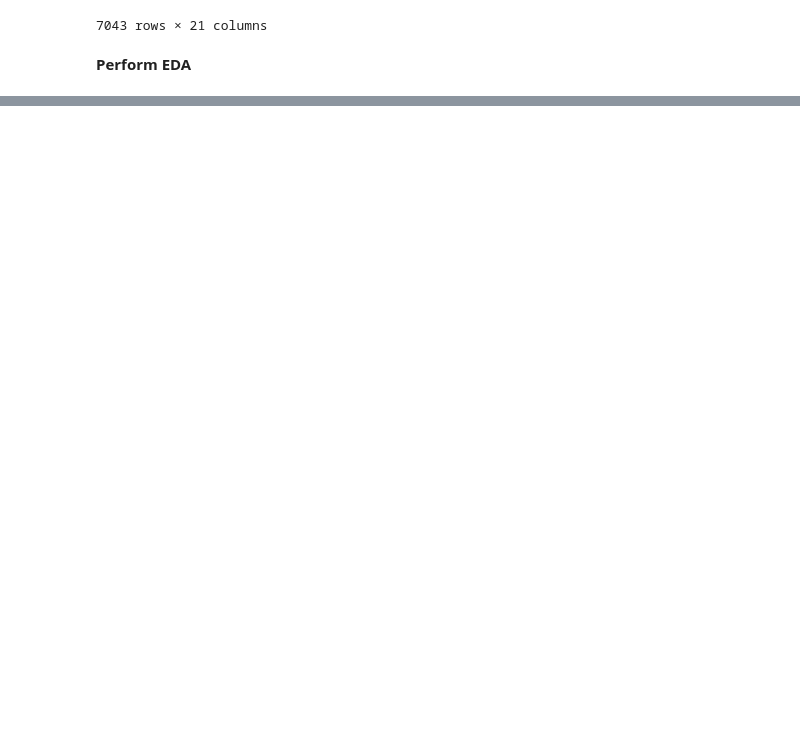
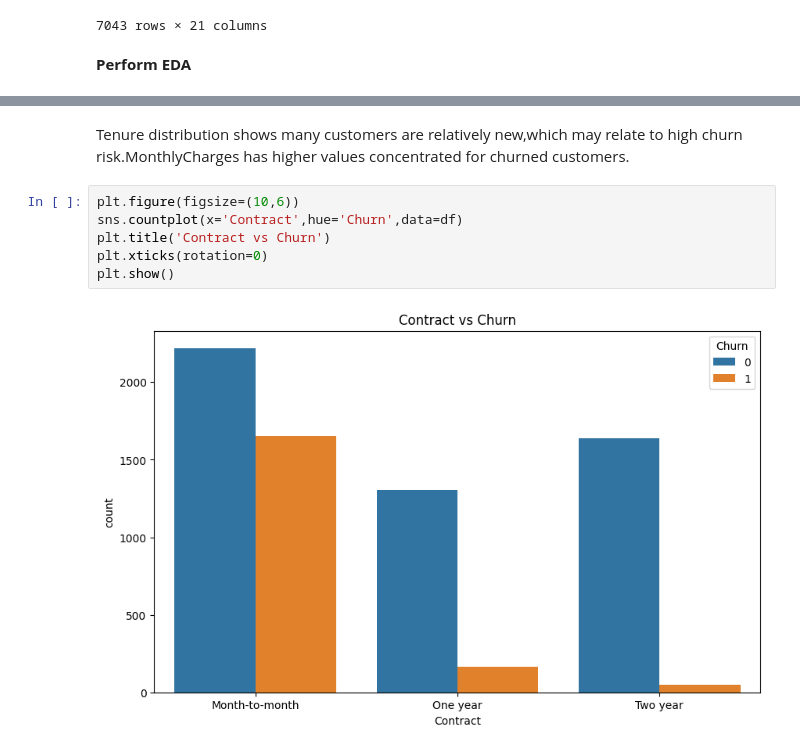
Before and after one commit to vicha1234/TelcoChurnPrediction, a Jupyter notebook: 2425610.ipynb, the cells around one changed output, grey strips where cells are left out. Saved outputs shown, nothing was run; the diff lists cells and outputs as text; blank space fills up the shorter version.

```diff
--- a/2425610.ipynb
+++ b/2425610.ipynb
@@ -133,0 +206,10 @@ dtype: int64
+# %% [markdown]
+Tenure distribution shows many customers are relatively new,which may relate to high churn risk.MonthlyCharges has higher values concentrated for churned customers.
+# %%
+plt.figure(figsize=(10,6))
+sns.countplot(x='Contract',hue='Churn',data=df)
+plt.title('Contract vs Churn')
+plt.xticks(rotation=0)
+plt.show()
+# %% [output]
+[figure, added]
```
Also changed, not shown: parts of 35 cells of this notebook.
